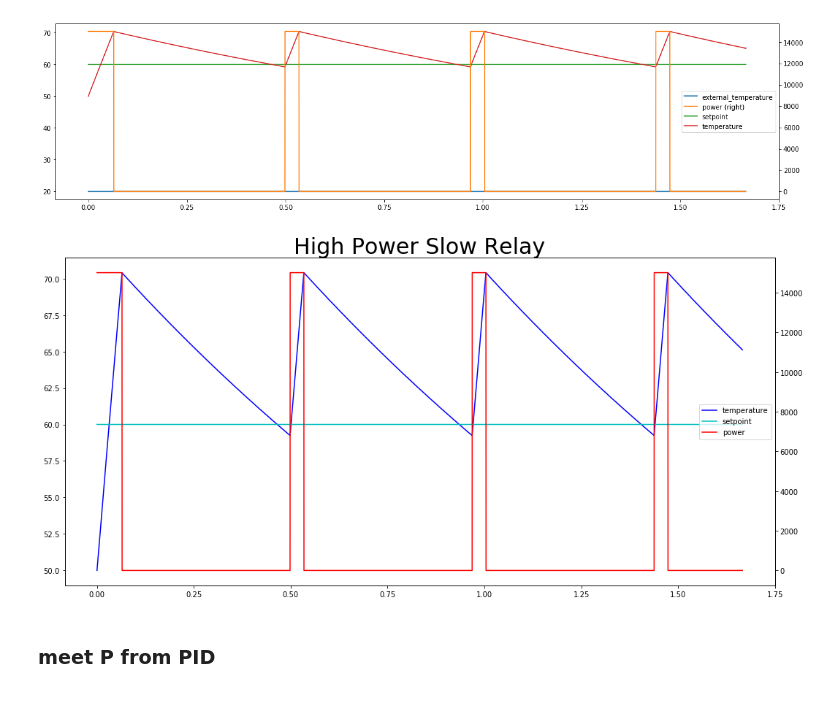
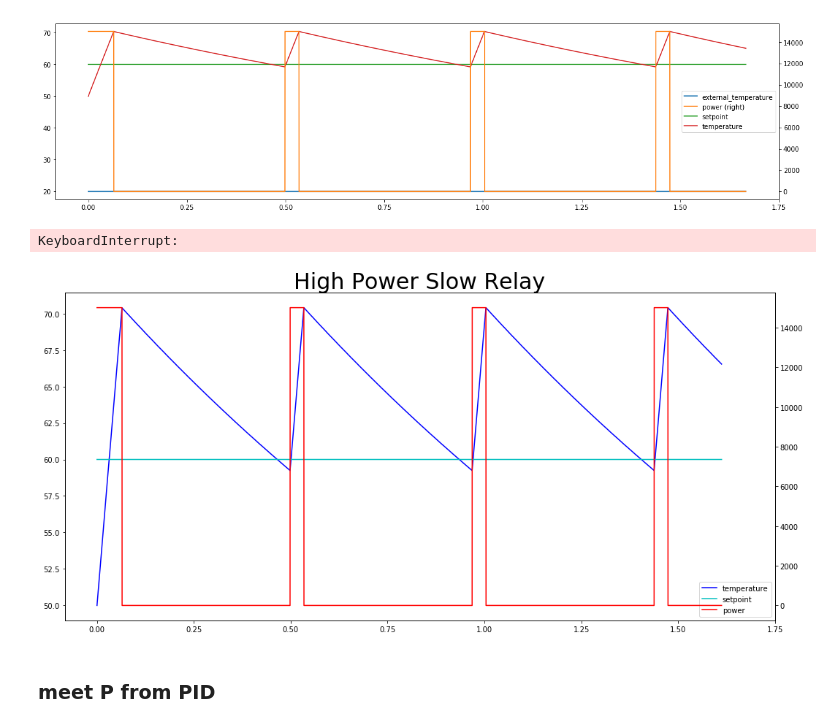
Before and after one commit to mabrek/controllers-2018, a Jupyter notebook: controllers.ipynb, the cells around one changed output. Saved outputs shown, nothing was run; the diff lists cells and outputs as text; code cells hidden in the pictures.

```diff
--- a/controllers.ipynb
+++ b/controllers.ipynb
@@ -232,9 +232,10 @@ right_columns = ['power']
 right_colors = ['r']
 # %%
 save_animation(data, left_columns, left_colors, right_columns, right_colors,
-               'High Power Slow Relay', 'center right')
+               'High Power Slow Relay', 'lower right')
 # %% [output]
+KeyboardInterrupt:
-[figure, old version]
+[figure, new version]
 # %% [markdown]
 ### meet P from PID
 # %%
```
Also changed, not shown: parts of 1 cell of this notebook.
